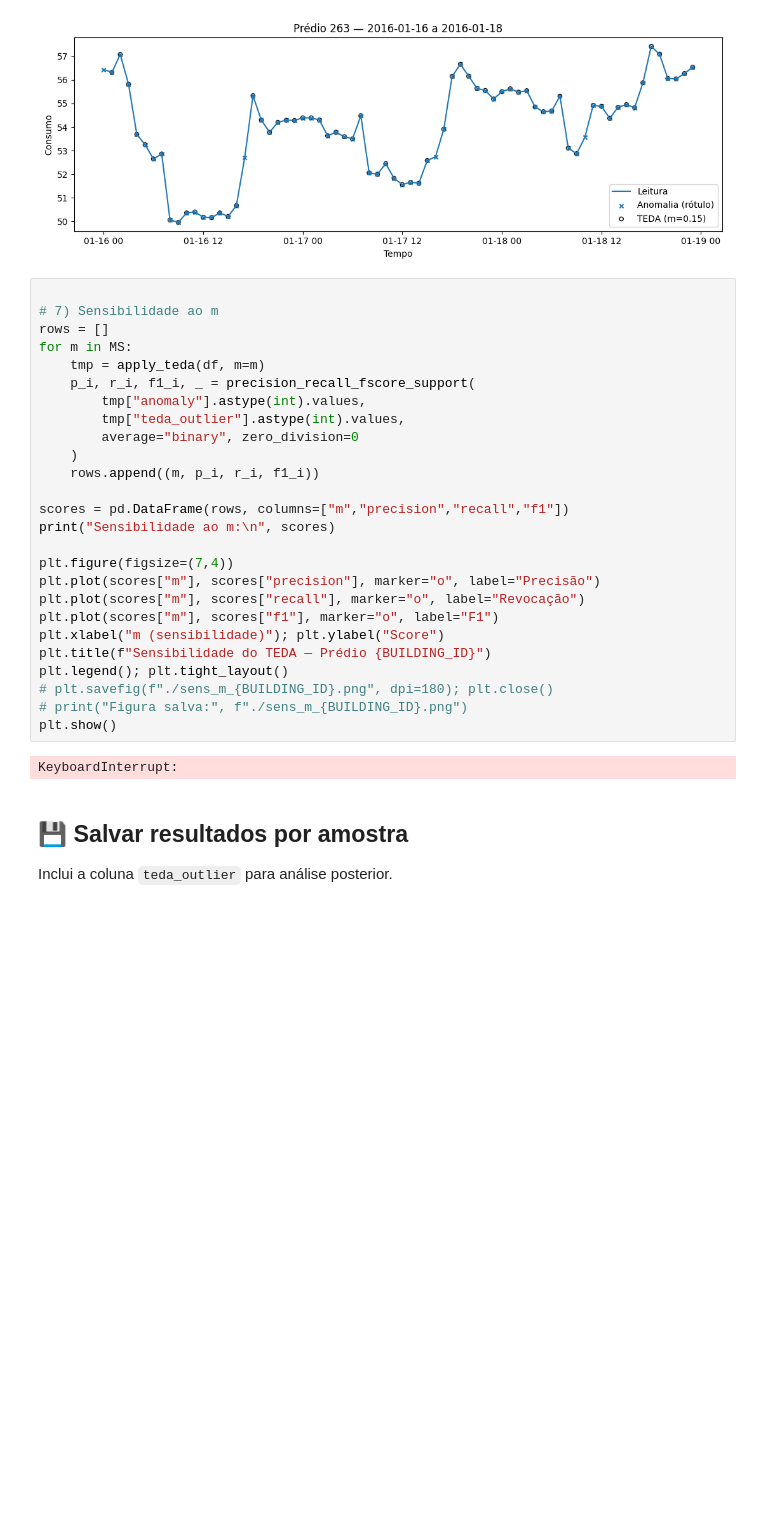
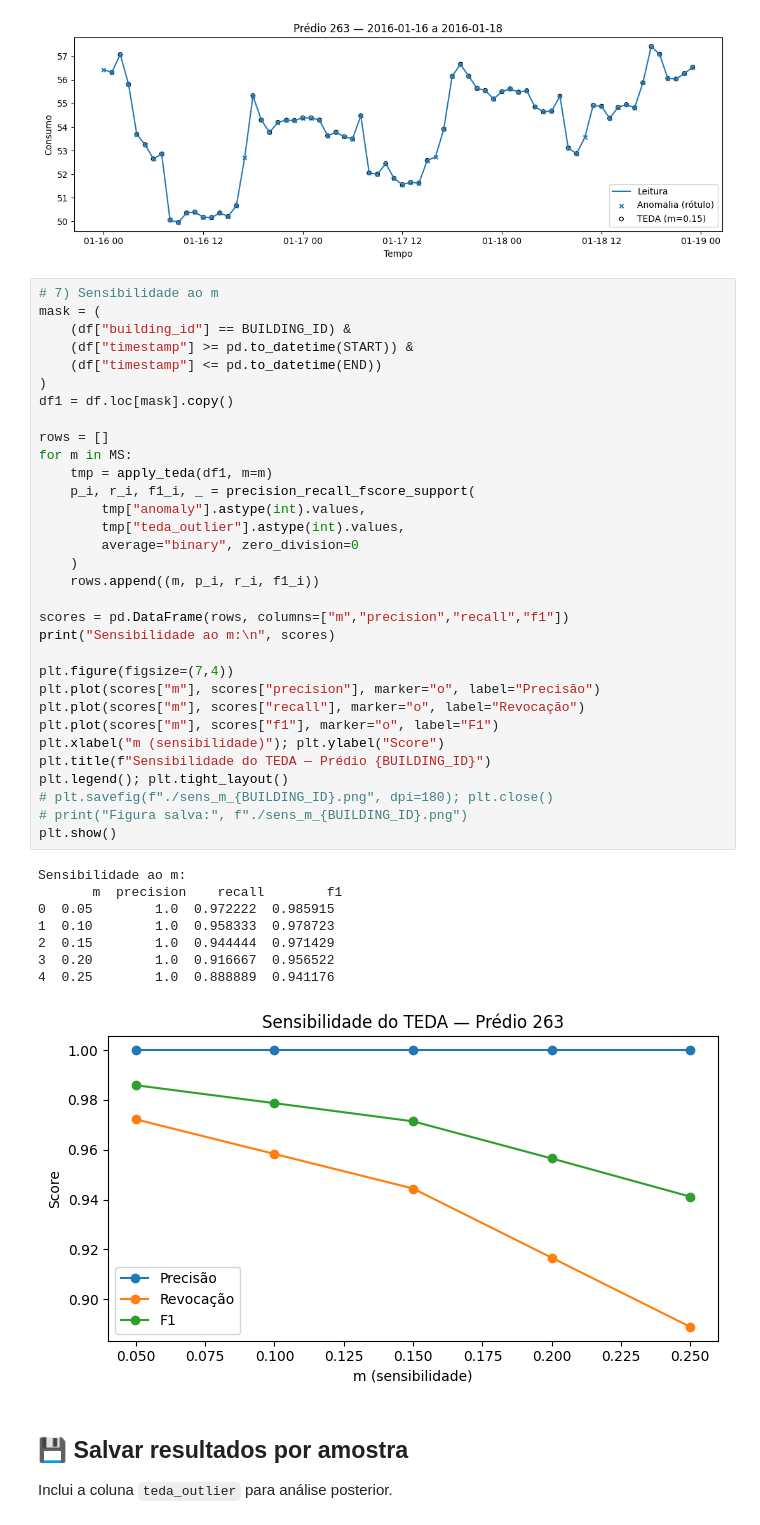
Before and after one commit to conect2ai/TEDA-Bootcamp, a Jupyter notebook: TEDA_Demo_Bootcamp.ipynb, the cells around one changed output. Drawn from its saved outputs; the diff is of its cells as text; blank space fills up the shorter version.

Commit message:
feat: add teda rls

```diff
--- a/TEDA_Demo_Bootcamp.ipynb
+++ b/TEDA_Demo_Bootcamp.ipynb
@@ -150,33 +149,46 @@ plt.show
 <function matplotlib.pyplot.show(close=None, block=None)>
 [figure]
 # %%
+# 7) Sensibilidade ao m
+mask = (
+    (df["building_id"] == BUILDING_ID) &
+    (df["timestamp"] >= pd.to_datetime(START)) &
+    (df["timestamp"] <= pd.to_datetime(END))
+)
+df1 = df.loc[mask].copy()
 
-# 7) Sensibilidade ao m
 rows = []
 for m in MS:
-    tmp = apply_teda(df, m=m)
+    tmp = apply_teda(df1, m=m)
     p_i, r_i, f1_i, _ = precision_recall_fscore_support(
         tmp["anomaly"].astype(int).values,
         tmp["teda_outlier"].astype(int).values,
         average="binary", zero_division=0
     )
     rows.append((m, p_i, r_i, f1_i))
 
 scores = pd.DataFrame(rows, columns=["m","precision","recall","f1"])
 print("Sensibilidade ao m:\n", scores)
 
 plt.figure(figsize=(7,4))
 plt.plot(scores["m"], scores["precision"], marker="o", label="Precisão")
 plt.plot(scores["m"], scores["recall"], marker="o", label="Revocação")
 plt.plot(scores["m"], scores["f1"], marker="o", label="F1")
 plt.xlabel("m (sensibilidade)"); plt.ylabel("Score")
 plt.title(f"Sensibilidade do TEDA — Prédio {BUILDING_ID}")
 plt.legend(); plt.tight_layout()
 # plt.savefig(f"./sens_m_{BUILDING_ID}.png", dpi=180); plt.close()
 # print("Figura salva:", f"./sens_m_{BUILDING_ID}.png")
 plt.show()
 # %% [output]
-KeyboardInterrupt:
+Sensibilidade ao m:
+       m  precision    recall        f1
+0  0.05        1.0  0.972222  0.985915
+1  0.10        1.0  0.958333  0.978723
+2  0.15        1.0  0.944444  0.971429
+3  0.20        1.0  0.916667  0.956522
+4  0.25        1.0  0.888889  0.941176
+[figure, added]
 # %% [markdown]
 ## 💾 Salvar resultados por amostra
 Inclui a coluna `teda_outlier` para análise posterior.
```
Also changed, not shown: parts of 32 cells of this notebook, 2 other files.
